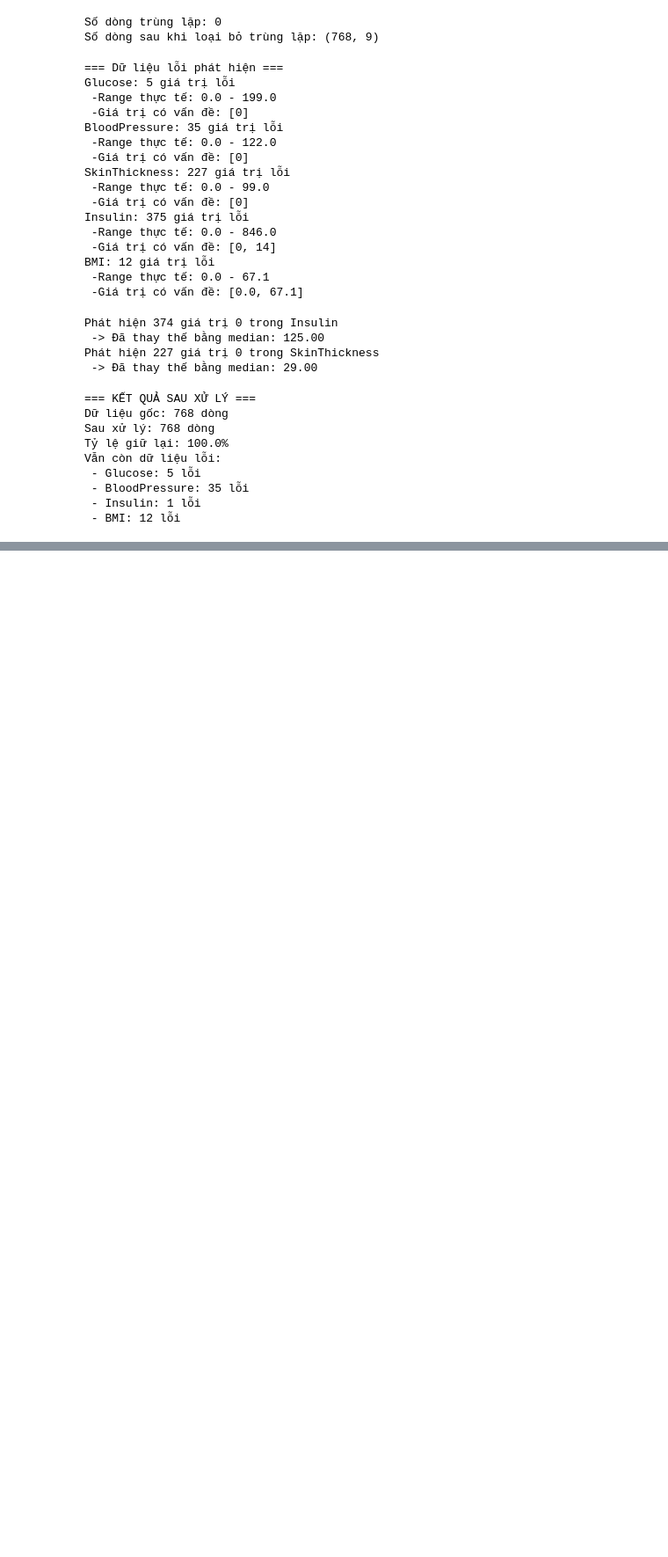
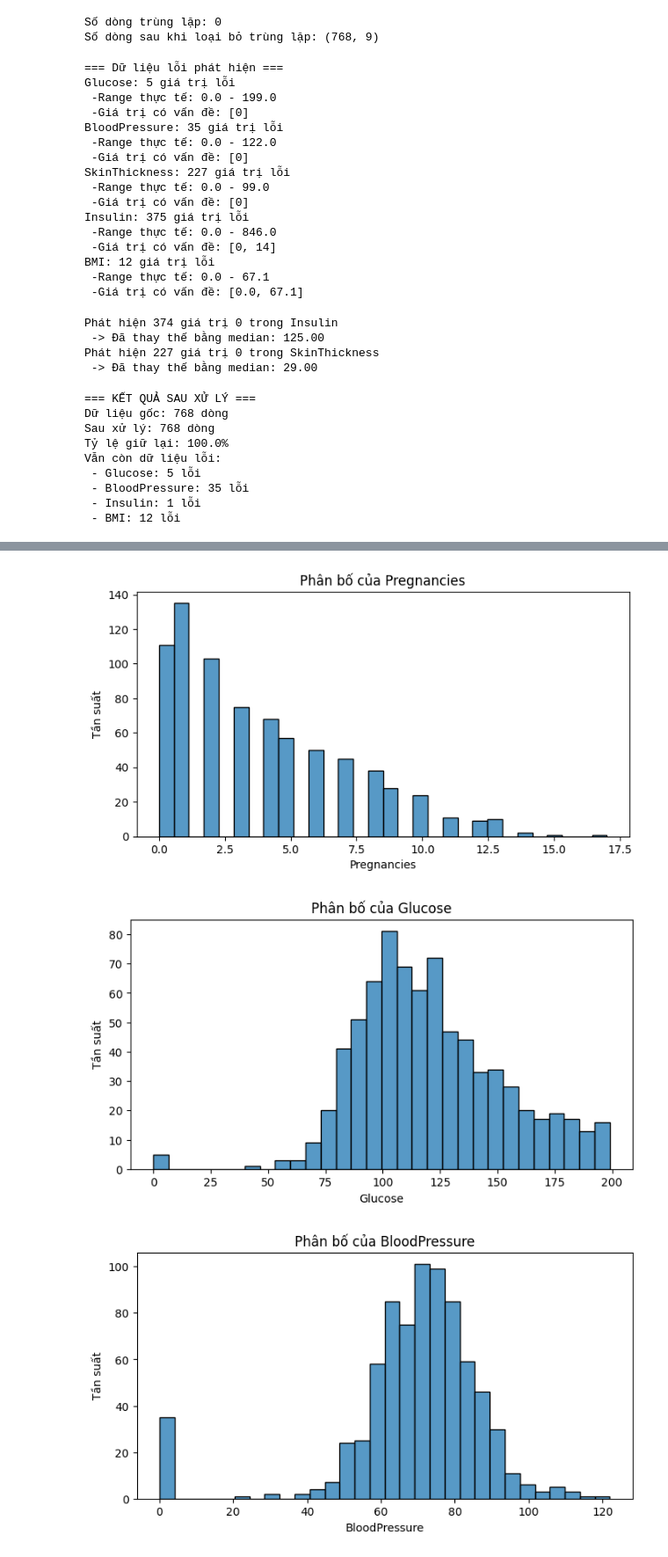
Before and after one commit to LeQuocBinh25/ThucHanh-TTNT, a Jupyter notebook: index.ipynb, the cells around one changed output, grey strips where cells are left out. Shown at 88% size. Cells and saved outputs as stored; diff of their text form; code cells hidden in the pictures; blank space fills up the shorter version.

Commit message:
TH06/chuong4/Phân tích đơn biến

```diff
--- a/index.ipynb
+++ b/index.ipynb
@@ -163,3 +163,25 @@ display(df.describe().T)
 | DiabetesPedigreeFunction | 768.0 | 0.471876 | 0.331329 | 0.078 | 0.24375 | 0.3725 | 0.62625 | 2.42 |
 | Age | 768.0 | 33.240885 | 11.760232 | 21.000 | 24.00000 | 29.0000 | 41.00000 | 81.00 |
 | Outcome | 768.0 | 0.348958 | 0.476951 | 0.000 | 0.00000 | 0.0000 | 1.00000 | 1.00 |
+# %%
+import matplotlib.pyplot as plt
+import seaborn as sns
+
+
+for column in df.columns:
+    plt.figure(figsize=(8, 4))
+    if df[column].dtype in ['int64', 'float64']:
+        sns.histplot(df[column], kde=False, bins=30)
+        plt.title(f'Phân bố của {column}')
+        plt.xlabel(column)
+        plt.ylabel('Tần suất')
+    else:
+        sns.countplot(x=df[column])
+        plt.title(f'Phân bố của {column}')
+        plt.xlabel(column)
+        plt.ylabel('Số lượng')
+    plt.show()
+# %% [output]
+[figure, added]
+[figure, added]
+[figure, added]
```
Also changed, not shown: parts of 3 cells of this notebook.
